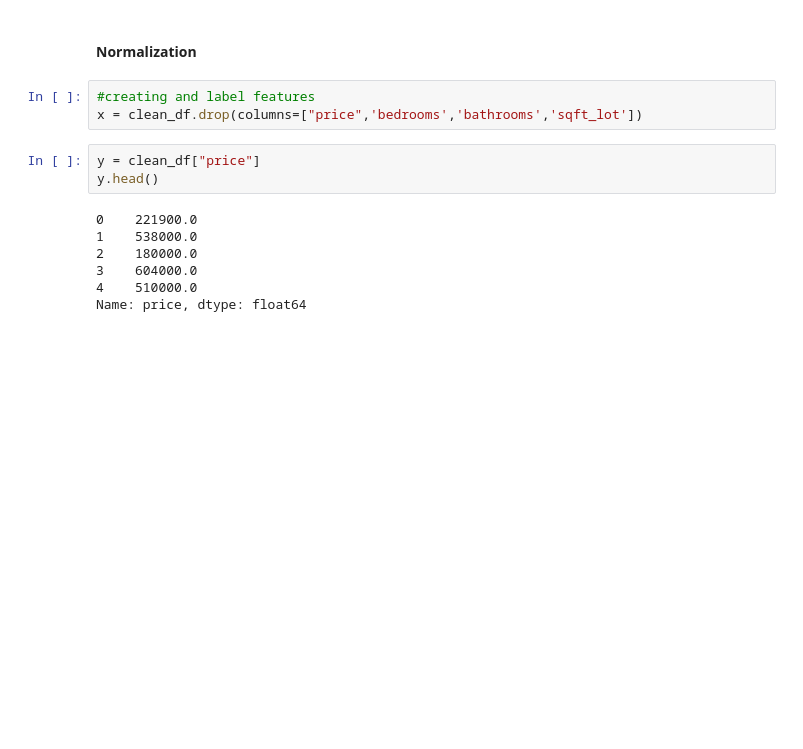
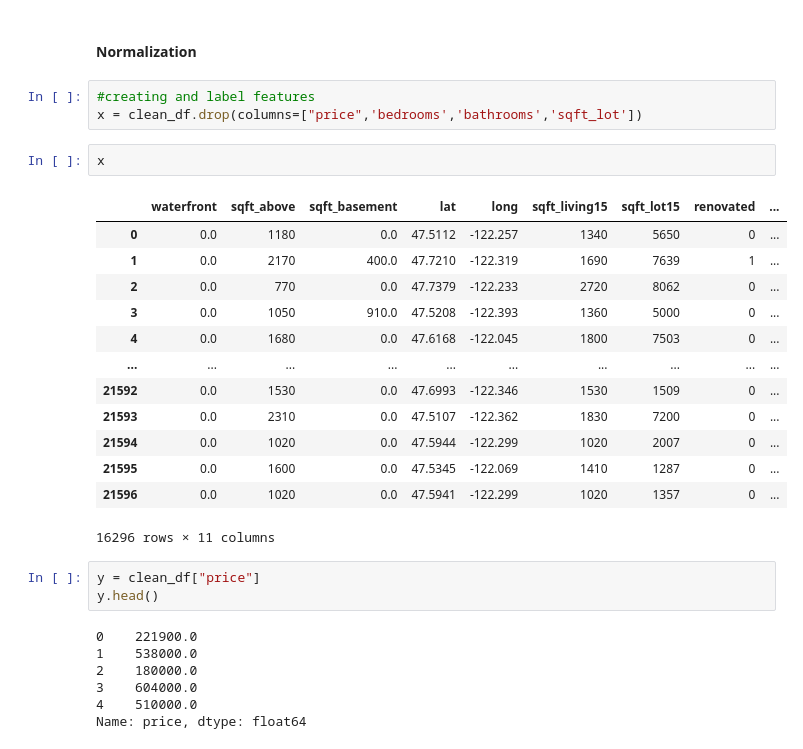
Before and after one commit to waitipeter/ANALYSIS-OF-HOUSE-SALES-USING-REGRESSION-MODELLING, a Jupyter notebook: PREDICTING HOUSE PRICE USING REGRESSION MODELLING.ipynb, the cells around one changed output. Cells and saved outputs as stored; diff of their text form; blank space fills up the shorter version.

```diff
--- a/PREDICTING HOUSE PRICE USING REGRESSION MODELLING.ipynb
+++ b/PREDICTING HOUSE PRICE USING REGRESSION MODELLING.ipynb
@@ -967,6 +986,22 @@ clean_df.hist(figsize = (20,20), color = "skyblue", lw=0); #this function gives
 # %%
 #creating and label features
 x = clean_df.drop(columns=["price",'bedrooms','bathrooms','sqft_lot'])
+# %%
+x
+# %% [output]
+|  | waterfront | sqft_above | sqft_basement | lat | long | sqft_living15 | sqft_lot15 | renovated | ... |
+| 0 | 0.0 | 1180 | 0.0 | 47.5112 | -122.257 | 1340 | 5650 | 0 | ... |
+| 1 | 0.0 | 2170 | 400.0 | 47.7210 | -122.319 | 1690 | 7639 | 1 | ... |
+| 2 | 0.0 | 770 | 0.0 | 47.7379 | -122.233 | 2720 | 8062 | 0 | ... |
+| 3 | 0.0 | 1050 | 910.0 | 47.5208 | -122.393 | 1360 | 5000 | 0 | ... |
+| 4 | 0.0 | 1680 | 0.0 | 47.6168 | -122.045 | 1800 | 7503 | 0 | ... |
+| ... | ... | ... | ... | ... | ... | ... | ... | ... | ... |
+| 21592 | 0.0 | 1530 | 0.0 | 47.6993 | -122.346 | 1530 | 1509 | 0 | ... |
+| 21593 | 0.0 | 2310 | 0.0 | 47.5107 | -122.362 | 1830 | 7200 | 0 | ... |
+| 21594 | 0.0 | 1020 | 0.0 | 47.5944 | -122.299 | 1020 | 2007 | 0 | ... |
+| 21595 | 0.0 | 1600 | 0.0 | 47.5345 | -122.069 | 1410 | 1287 | 0 | ... |
+| 21596 | 0.0 | 1020 | 0.0 | 47.5941 | -122.299 | 1020 | 1357 | 0 | ... |
+16296 rows × 11 columns
 # %%
 y = clean_df["price"]
 y.head()
```
Also changed, not shown: parts of 16 cells of this notebook, 1 other file.
